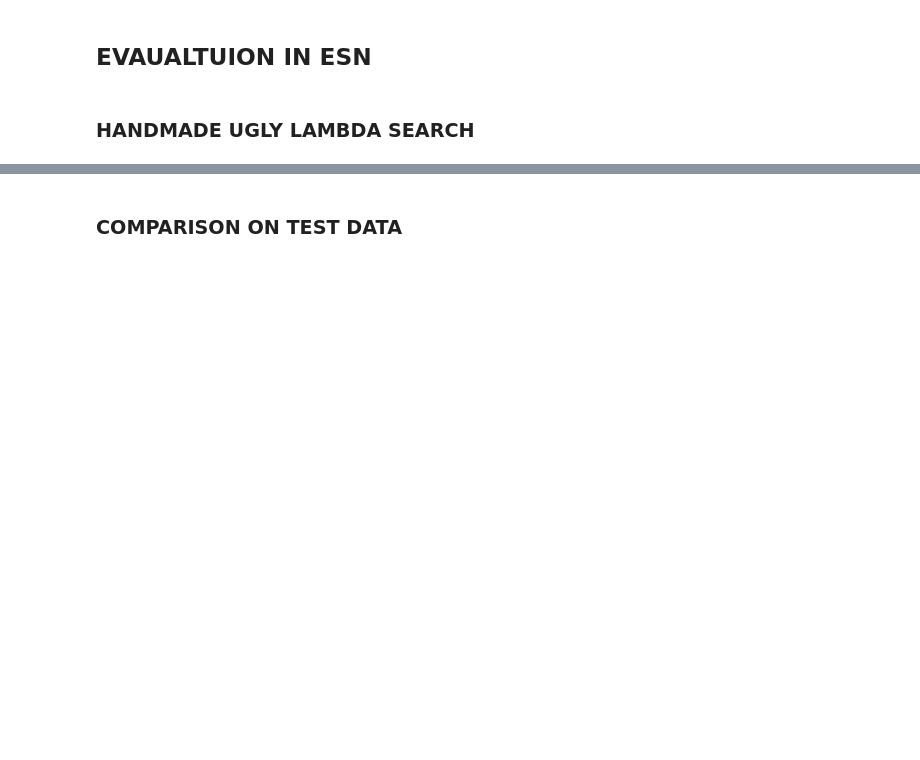
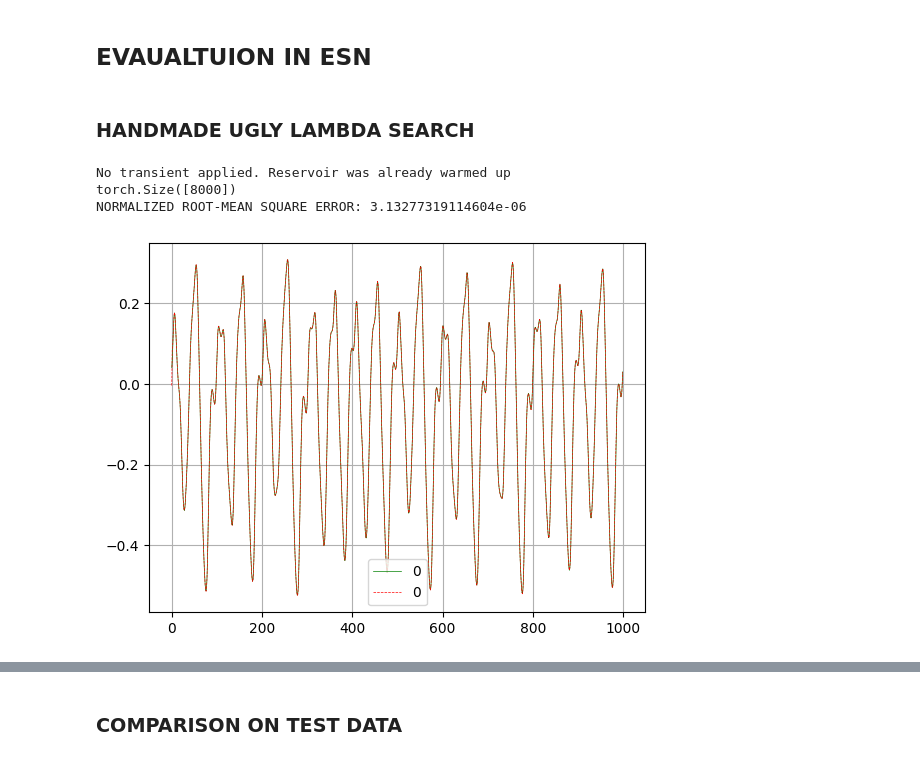
Before and after one commit to Sergio-Ltr/Generalized-Intrinsic-Plasticity, a Jupyter notebook: NOTEBOOKS/1_Online_Learning_Rule.ipynb, the cells around one changed output, grey strips where cells are left out. Saved outputs shown, nothing was run; the diff lists cells and outputs as text; code cells hidden in the pictures; blank space fills up the shorter version.

```diff
--- a/NOTEBOOKS/1_Online_Learning_Rule.ipynb
+++ b/NOTEBOOKS/1_Online_Learning_Rule.ipynb
@@ -131,2 +121,13 @@ from Metrics import NRMSE
 # %% [markdown]
 ### HANDMADE UGLY LAMBDA SEARCH
+# %%
+simple_esn.train(X_TR, Y_TR, 0)
+
+#simple_esn.readout.predict(simple_esn.reservoir.predict(X_TR))
+
+print(f"NORMALIZED ROOT-MEAN SQUARE ERROR: { simple_esn.evaluate(X_VAL, Y_VAL, metric=MSE(), plot=True)}" )
+# %% [output]
+No transient applied. Reservoir was already warmed up
+torch.Size([8000])
+NORMALIZED ROOT-MEAN SQUARE ERROR: 3.13277319114604e-06
+[figure, added]
```
Also changed, not shown: parts of 19 cells of this notebook, 4 other files.
